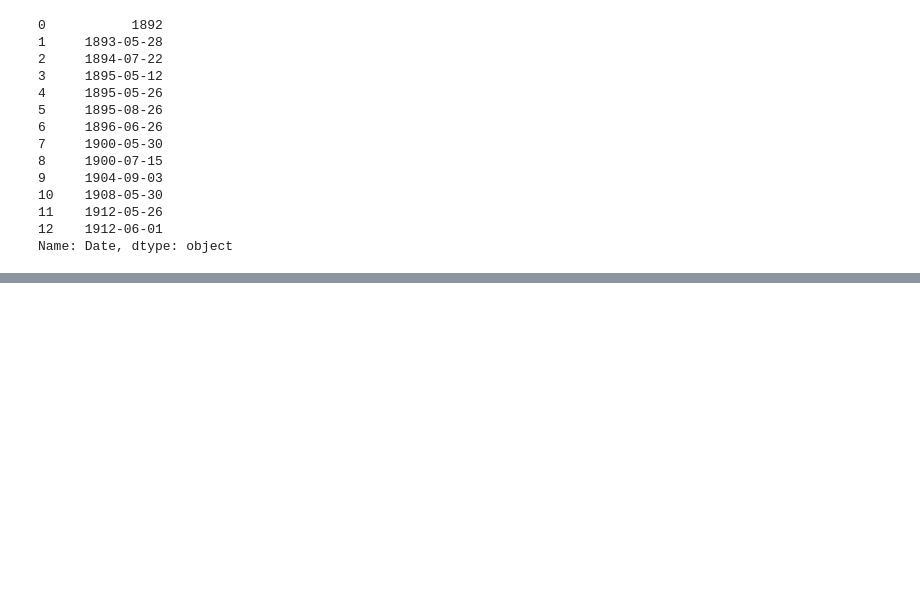
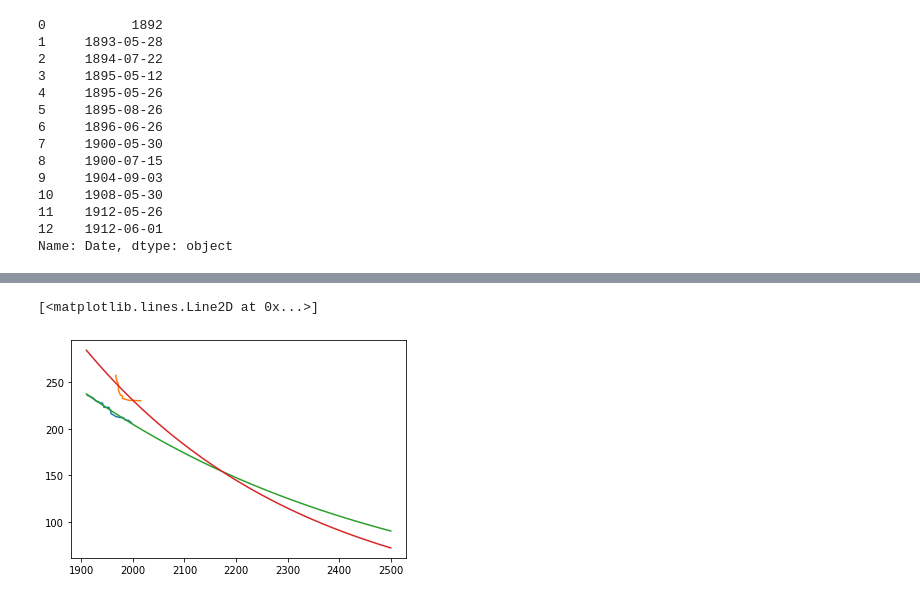
Before and after one commit to olethrosdc/digital-skills, a Jupyter notebook: src/time-series/WorldRecords.ipynb, the cells around one changed output, grey strips where cells are left out. Saved outputs shown, nothing was run; the diff lists cells and outputs as text; code cells hidden in the pictures; blank space fills up the shorter version.

```diff
--- a/src/time-series/WorldRecords.ipynb
+++ b/src/time-series/WorldRecords.ipynb
@@ -73,0 +117,13 @@ NameError: name 'date' is not defined
+# %%
+# We want to have a linear model, but we can simply try to transform our variables and fit a linear model to the logarithm of the time.
+
+m_b, m_a = np.polyfit(m_years, np.log(m_seconds), deg=1)
+f_b, f_a = np.polyfit(f_years, np.log(f_seconds), deg=1)
+x_axis = np.linspace(1910, 2500) # generate an x axis sequence for plotting the fit
+plt.plot(m_years, m_seconds)
+plt.plot(f_years, f_seconds)
+plt.plot(x_axis, np.exp(m_a + x_axis * m_b))
+plt.plot(x_axis, np.exp(f_a + x_axis * f_b) )
+# %% [output]
+[<matplotlib.lines.Line2D at 0x...>]
+[figure, added]
```
Also changed, not shown: parts of 13 cells of this notebook.
